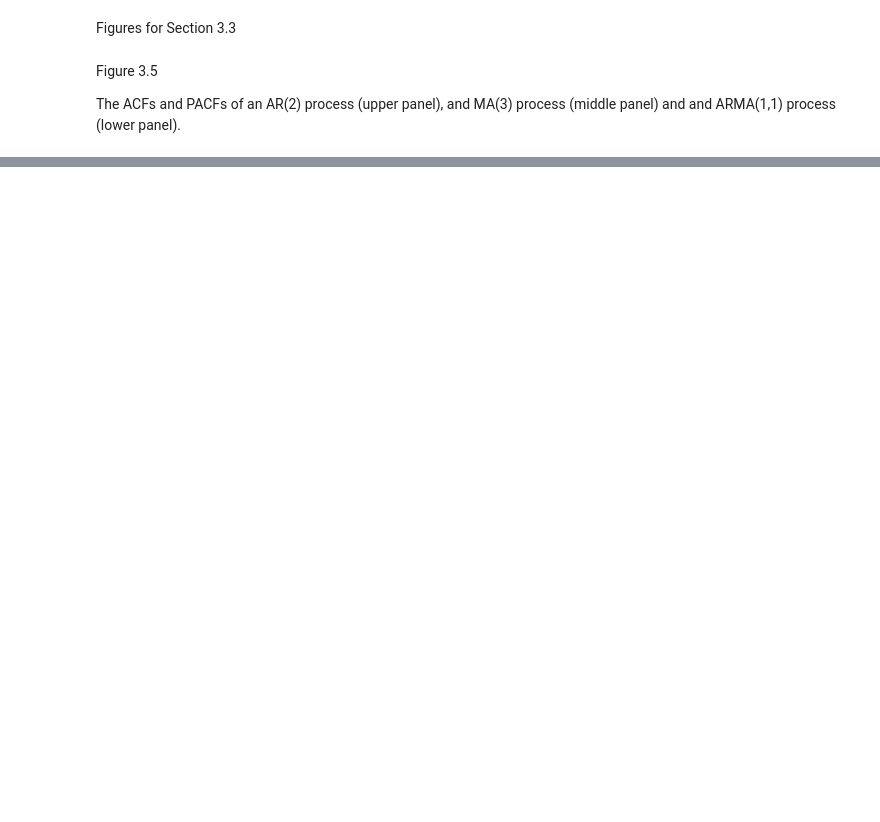
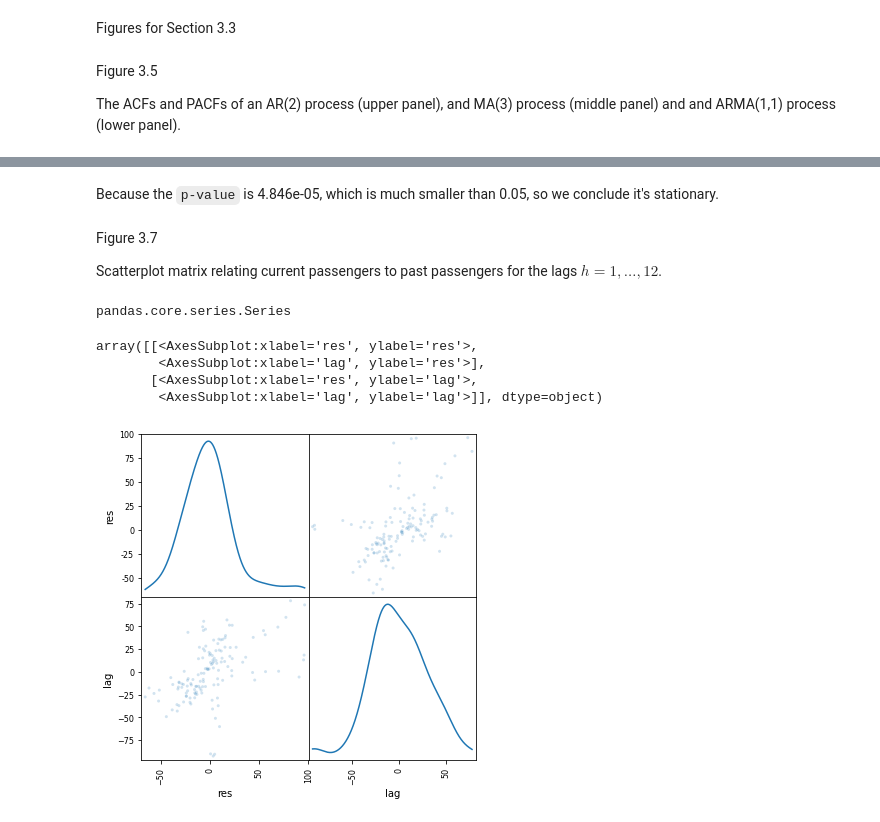
Before and after one commit to lu-lu-xue/Applied-Time-Series-Analysis, a Jupyter notebook: coding/ch3/Section 3.3.ipynb, the cells around one changed output, grey strips where cells are left out. Saved outputs shown, nothing was run; the diff lists cells and outputs as text; code cells hidden in the pictures; blank space fills up the shorter version.

```diff
--- a/coding/ch3/Section 3.3.ipynb
+++ b/coding/ch3/Section 3.3.ipynb
@@ -103,0 +152,2 @@ References
+# %% [markdown]
+Because the `p-value` is 4.846e-05, which is much smaller than 0.05, so we conclude it's stationary.
@@ -103,0 +156,22 @@ References
+# %% [markdown]
+Figure 3.7
+
+Scatterplot matrix relating current passengers to past passengers for the lags $h = 1, \ldots, 12$.
+# %%
+type(pd.Series(res).diff())
+# %% [output]
+pandas.core.series.Series
+# %%
+data = pd.Series(res)
+# obtain the lag-h
+datah = data.diff()
+d = {'res':data, 'lag':datah}
+df = pd.DataFrame(d)
+
+scatter_matrix(df, alpha = 0.2, figsize = (6, 6), diagonal = 'kde')
+# %% [output]
+array([[<AxesSubplot:xlabel='res', ylabel='res'>,
+        <AxesSubplot:xlabel='lag', ylabel='res'>],
+       [<AxesSubplot:xlabel='res', ylabel='lag'>,
+        <AxesSubplot:xlabel='lag', ylabel='lag'>]], dtype=object)
+[figure, added]
```
Also changed, not shown: parts of 20 cells of this notebook.
